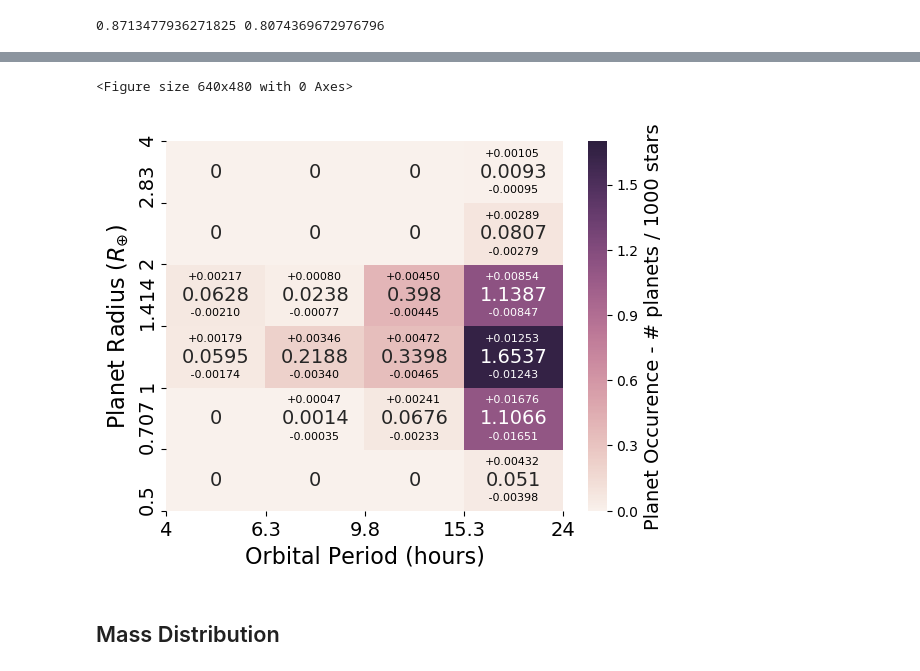
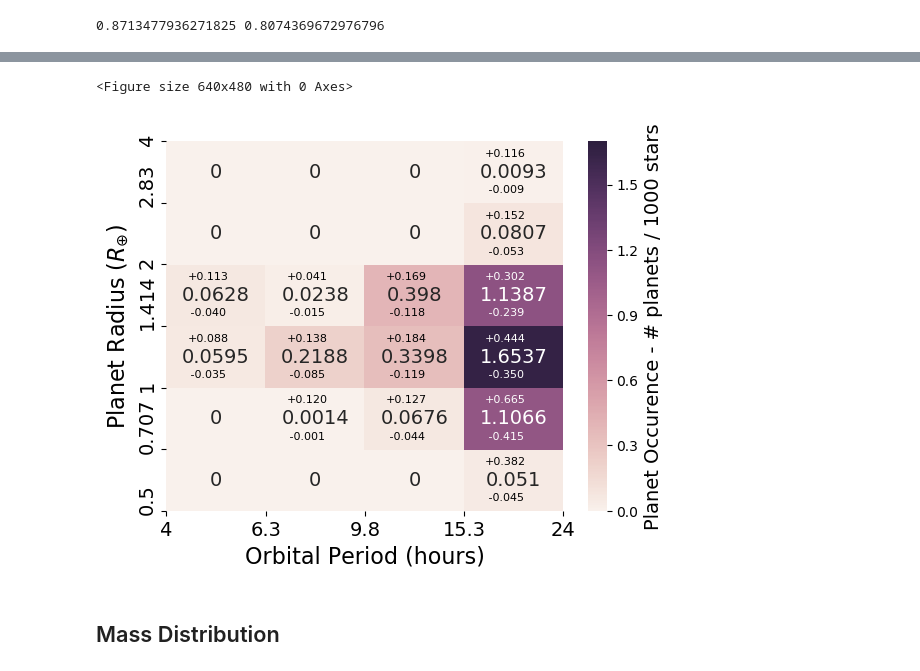
Before and after one commit to asmuzsoy/USPplanets, a Jupyter notebook: USPMassDistRedo.ipynb, the cells around one changed output, grey strips where cells are left out. Drawn from its saved outputs; the diff is of its cells as text; code cells hidden in the pictures.

```diff
--- a/USPMassDistRedo.ipynb
+++ b/USPMassDistRedo.ipynb
@@ -477,53 +499,53 @@ occur[i][j]/transit_array[i][j]
 # %%
 import matplotlib as mpl
 mpl.style.use('default')
 
 r = plt.figure()
 labels = np.array([[0,0,0,0.0093],[0,0,0,0.0807],[0.0628,0.0238,0.3980,1.1387],[0.0595,0.2188,0.3398,1.6537],[0,0.0014,0.0676,1.1066],[0,0,0,0.0510]],dtype = object)
 fig, ax = plt.subplots()
 ax = sns.heatmap(1000*occur, annot = labels, fmt = '', annot_kws={"size": 14}, vmin=0, vmax=1.7)
-plt.text(3.21,5.75,"+0.00105", size = 8)
-plt.text(3.21,5.16," -0.00095", size = 8)
-plt.text(3.21,4.75,"+0.00289", size = 8)
-plt.text(3.21,4.16," -0.00279", size = 8)
-plt.text(0.21,3.75,"+0.00217", size = 8)
-plt.text(0.21,3.16," -0.00210", size = 8)
-plt.text(1.21,3.75,"+0.00080", size = 8)
-plt.text(1.21,3.16," -0.00077", size = 8)
-plt.text(2.21,3.75,"+0.00450", size = 8)
-plt.text(2.21,3.16," -0.00445", size = 8)
-plt.text(3.21,3.75,"+0.00854", color = 'w', size = 8)
-plt.text(3.21,3.16," -0.00847", color = 'w', size = 8)
-plt.text(0.21,2.75,"+0.00179", size = 8)
-plt.text(0.21,2.16," -0.00174", size = 8)
-plt.text(1.21,2.75,"+0.00346", size = 8)
-plt.text(1.21,2.16," -0.00340", size = 8)
-plt.text(2.21,2.75,"+0.00472", size = 8)
-plt.text(2.21,2.16," -0.00465", size = 8)
-plt.text(3.21,2.75,"+0.01253", color = 'w', size = 8)
-plt.text(3.21,2.16," -0.01243", color = 'w', size = 8)
-plt.text(1.21,1.75,"+0.00047", size = 8)
-plt.text(1.21,1.16," -0.00035", size = 8)
-plt.text(2.21,1.75,"+0.00241", size = 8)
-plt.text(2.21,1.16," -0.00233", size = 8)
-plt.text(3.21,1.75,"+0.01676", color = 'w', size = 8)
-plt.text(3.21,1.16," -0.01651", color = 'w', size = 8)
-plt.text(3.21,0.75,"+0.00432", size = 8)
-plt.text(3.21,0.16," -0.00398", size = 8)
+plt.text(3.21,5.75,"+0.116", size = 8)
+plt.text(3.21,5.16," -0.009", size = 8)
+plt.text(3.21,4.75,"+0.152", size = 8)
+plt.text(3.21,4.16," -0.053", size = 8)
+plt.text(0.21,3.75,"+0.113", size = 8)
+plt.text(0.21,3.16," -0.040", size = 8)
+plt.text(1.21,3.75,"+0.041", size = 8)
+plt.text(1.21,3.16," -0.015", size = 8)
+plt.text(2.21,3.75,"+0.169", size = 8)
+plt.text(2.21,3.16," -0.118", size = 8)
+plt.text(3.21,3.75,"+0.302", color = 'w', size = 8)
+plt.text(3.21,3.16," -0.239", color = 'w', size = 8)
+plt.text(0.21,2.75,"+0.088", size = 8)
+plt.text(0.21,2.16," -0.035", size = 8)
+plt.text(1.21,2.75,"+0.138", size = 8)
+plt.text(1.21,2.16," -0.085", size = 8)
+plt.text(2.21,2.75,"+0.184", size = 8)
+plt.text(2.21,2.16," -0.119", size = 8)
+plt.text(3.21,2.75,"+0.444", color = 'w', size = 8)
+plt.text(3.21,2.16," -0.350", color = 'w', size = 8)
+plt.text(1.21,1.75,"+0.120", size = 8)
+plt.text(1.21,1.16," -0.001", size = 8)
+plt.text(2.21,1.75,"+0.127", size = 8)
+plt.text(2.21,1.16," -0.044", size = 8)
+plt.text(3.21,1.75,"+0.665", color = 'w', size = 8)
+plt.text(3.21,1.16," -0.415", color = 'w', size = 8)
+plt.text(3.21,0.75,"+0.382", size = 8)
+plt.text(3.21,0.16," -0.045", size = 8)
 ax.set_xticks([0,1,2,3,4])
 ax.set_xticklabels([4,6.3,9.8,15.3,24], fontsize = 14)
 ax.set_yticks([0,1,2,3,4,5,6])
 ax.set_yticklabels([0.5,0.707,1,1.414,2,2.83,4], fontsize = 14, horizontalalignment = 'right', verticalalignment = 'baseline')
 cbar = ax.collections[0].colorbar
 cbar.set_label('Planet Occurence - # planets / 1000 stars', fontsize = 14)
 plt.xlabel("Orbital Period (hours)", fontsize = 16)
 plt.ylabel("Planet Radius ($R_{\oplus}$)", fontsize = 16)
 
 plt.show()
 r.savefig("OccurrenceRates.pdf", bbox_inches='tight')
 # %% [output]
 <Figure size 640x480 with 0 Axes>
-[figure, old version]
+[figure, new version]
 # %% [markdown]
 ## Mass Distribution
 # %%
```
Also changed, not shown: parts of 57 cells of this notebook.
